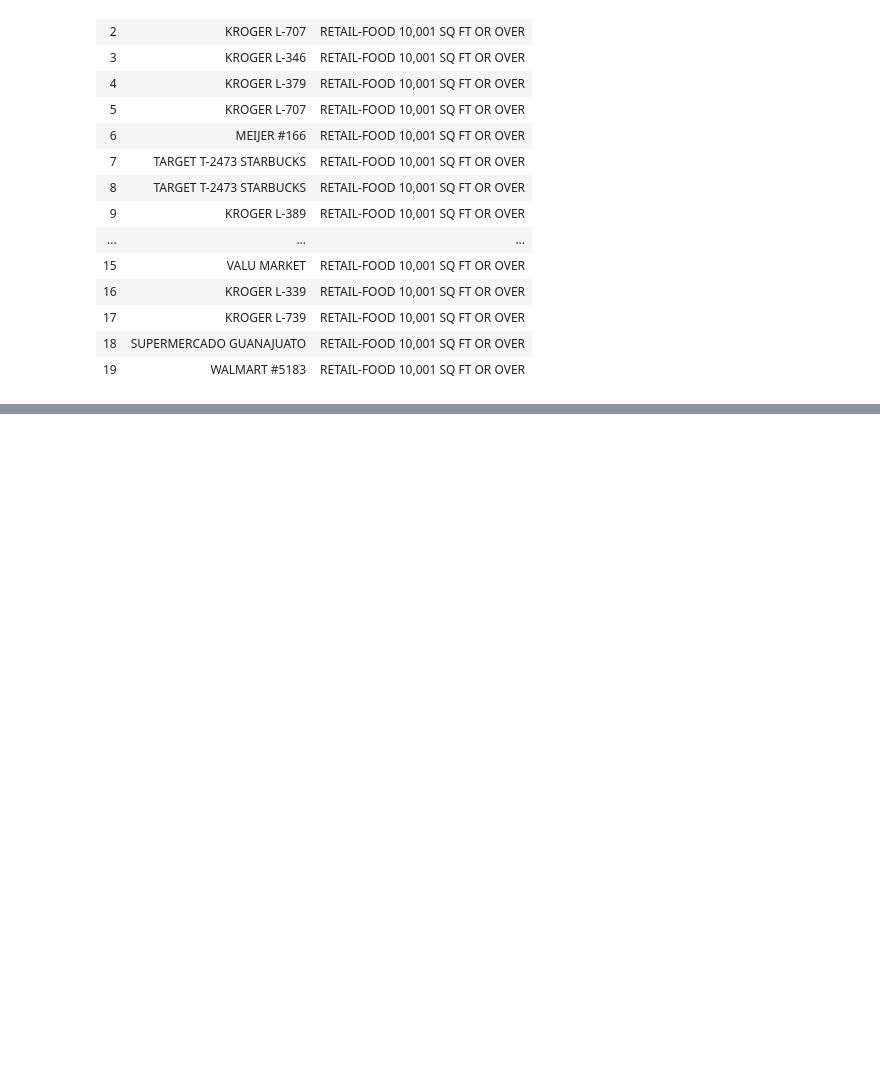
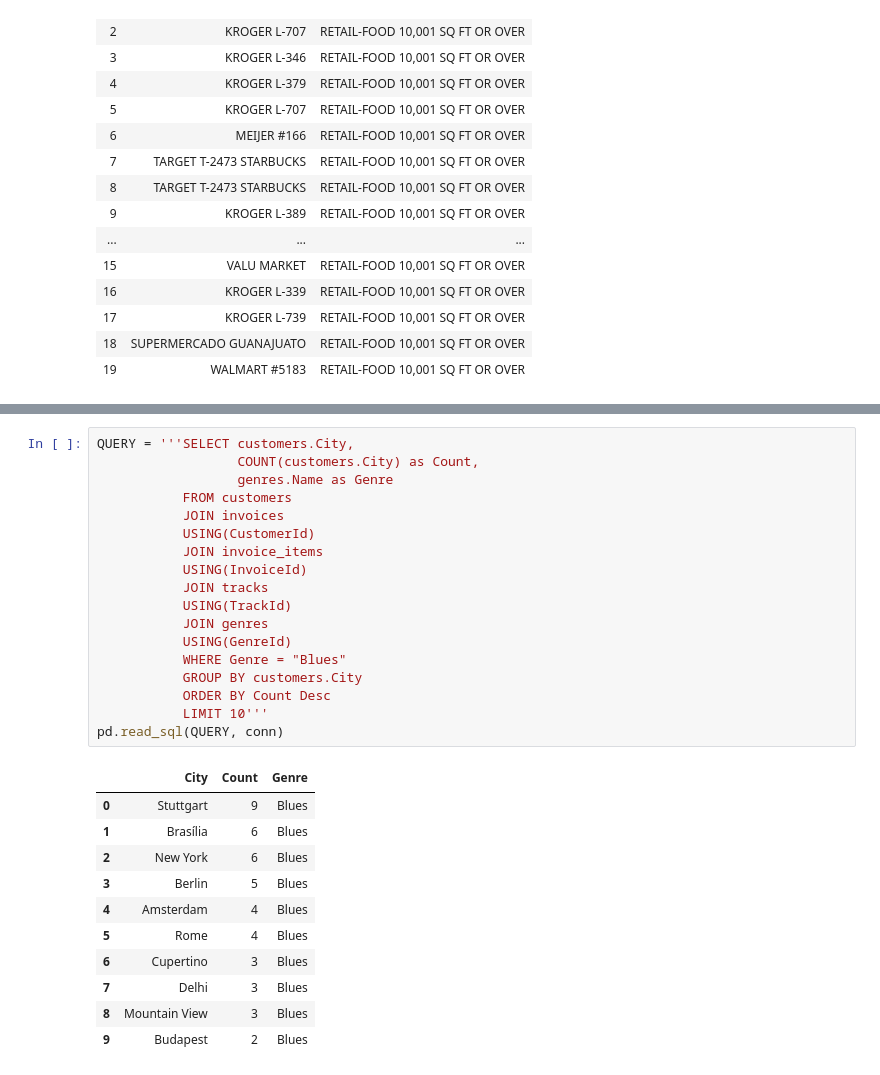
Before and after one commit to lecritch/dsc-chi-mod1-review, a Jupyter notebook: index.ipynb, the cells around one changed output, grey strips where cells are left out. Drawn from its saved outputs; the diff is of its cells as text; blank space fills up the shorter version.

```diff
--- a/index.ipynb
+++ b/index.ipynb
@@ -376,0 +420,30 @@ Find the values of `EstablishmentName` of the 20 inspections whose `Score` most
+# %%
+QUERY = '''SELECT customers.City,
+                  COUNT(customers.City) as Count,
+                  genres.Name as Genre
+           FROM customers
+           JOIN invoices
+           USING(CustomerId)
+           JOIN invoice_items
+           USING(InvoiceId)
+           JOIN tracks
+           USING(TrackId)
+           JOIN genres
+           USING(GenreId)
+           WHERE Genre = "Blues"
+           GROUP BY customers.City
+           ORDER BY Count Desc
+           LIMIT 10'''
+pd.read_sql(QUERY, conn)
+# %% [output]
+|  | City | Count | Genre |
+| 0 | Stuttgart | 9 | Blues |
+| 1 | Brasília | 6 | Blues |
+| 2 | New York | 6 | Blues |
+| 3 | Berlin | 5 | Blues |
+| 4 | Amsterdam | 4 | Blues |
+| 5 | Rome | 4 | Blues |
+| 6 | Cupertino | 3 | Blues |
+| 7 | Delhi | 3 | Blues |
+| 8 | Mountain View | 3 | Blues |
+| 9 | Budapest | 2 | Blues |
```
Also changed, not shown: parts of 28 cells of this notebook, 2 other files.
